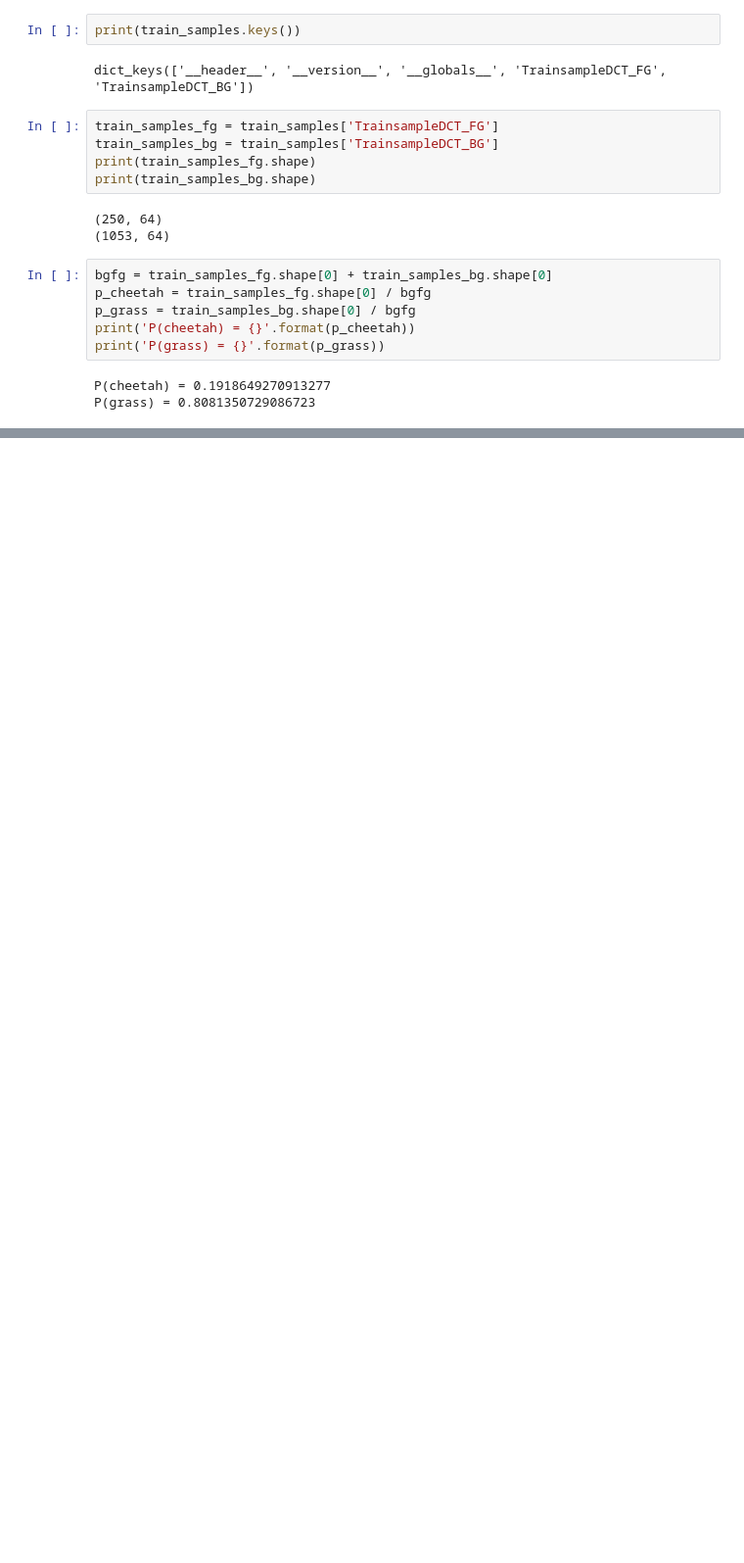
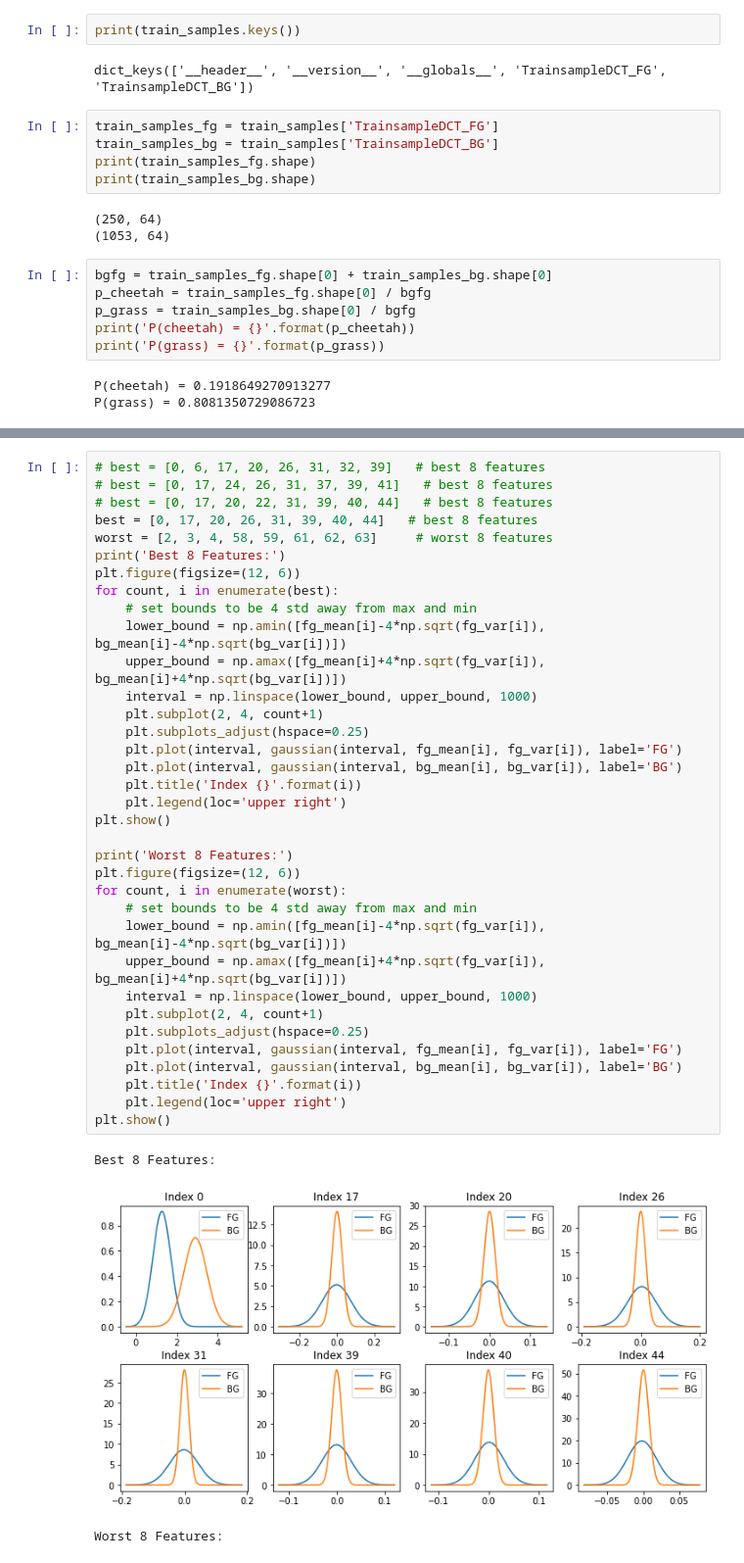
Before and after one commit to PoH0716/ECE271A, a Jupyter notebook: homework2.ipynb, the cells around one changed output, grey strips where cells are left out. Shown: that part at 98% size. Saved outputs shown, nothing was run; the diff lists cells and outputs as text; blank space fills up the shorter version.

```diff
--- a/homework2.ipynb
+++ b/homework2.ipynb
@@ -31,0 +66,39 @@ P(grass) = 0.8081350729086723
+# %%
+# best = [0, 6, 17, 20, 26, 31, 32, 39]   # best 8 features
+# best = [0, 17, 24, 26, 31, 37, 39, 41]   # best 8 features
+# best = [0, 17, 20, 22, 31, 39, 40, 44]   # best 8 features
+best = [0, 17, 20, 26, 31, 39, 40, 44]   # best 8 features
+worst = [2, 3, 4, 58, 59, 61, 62, 63]     # worst 8 features
+print('Best 8 Features:')
+plt.figure(figsize=(12, 6))
+for count, i in enumerate(best):
+    # set bounds to be 4 std away from max and min
+    lower_bound = np.amin([fg_mean[i]-4*np.sqrt(fg_var[i]), bg_mean[i]-4*np.sqrt(bg_var[i])])
+    upper_bound = np.amax([fg_mean[i]+4*np.sqrt(fg_var[i]), bg_mean[i]+4*np.sqrt(bg_var[i])])
+    interval = np.linspace(lower_bound, upper_bound, 1000)
+    plt.subplot(2, 4, count+1)
+    plt.subplots_adjust(hspace=0.25)
+    plt.plot(interval, gaussian(interval, fg_mean[i], fg_var[i]), label='FG')
+    plt.plot(interval, gaussian(interval, bg_mean[i], bg_var[i]), label='BG')
+    plt.title('Index {}'.format(i))
+    plt.legend(loc='upper right')
+plt.show()
+
+print('Worst 8 Features:')
+plt.figure(figsize=(12, 6))
+for count, i in enumerate(worst):
+    # set bounds to be 4 std away from max and min
+    lower_bound = np.amin([fg_mean[i]-4*np.sqrt(fg_var[i]), bg_mean[i]-4*np.sqrt(bg_var[i])])
+    upper_bound = np.amax([fg_mean[i]+4*np.sqrt(fg_var[i]), bg_mean[i]+4*np.sqrt(bg_var[i])])
+    interval = np.linspace(lower_bound, upper_bound, 1000)
+    plt.subplot(2, 4, count+1)
+    plt.subplots_adjust(hspace=0.25)
+    plt.plot(interval, gaussian(interval, fg_mean[i], fg_var[i]), label='FG')
+    plt.plot(interval, gaussian(interval, bg_mean[i], bg_var[i]), label='BG')
+    plt.title('Index {}'.format(i))
+    plt.legend(loc='upper right')
+plt.show()
+# %% [output]
+Best 8 Features:
+[figure, added]
+Worst 8 Features:
```
Also changed, not shown: parts of 20 cells of this notebook, 9 other files.
